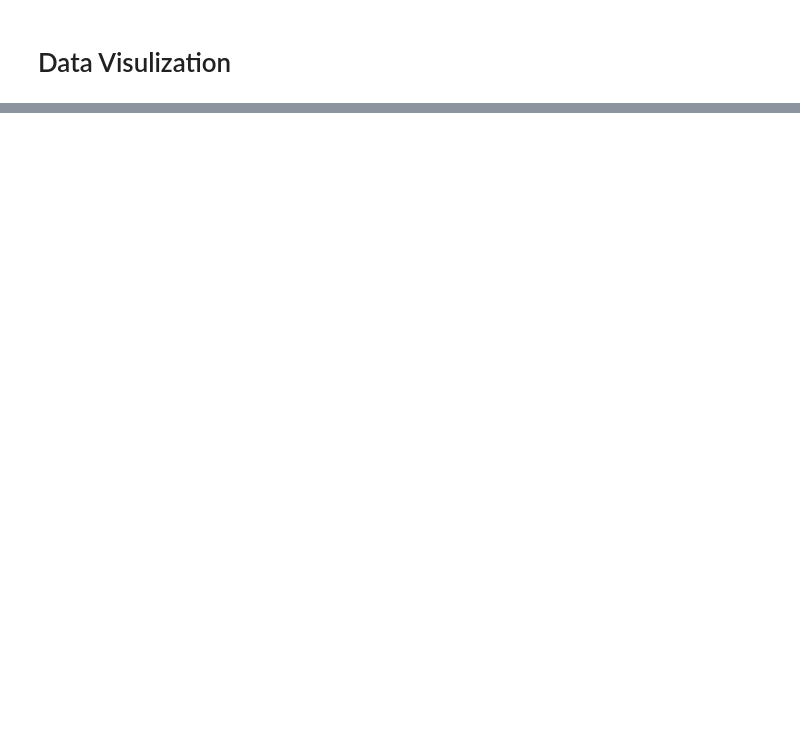
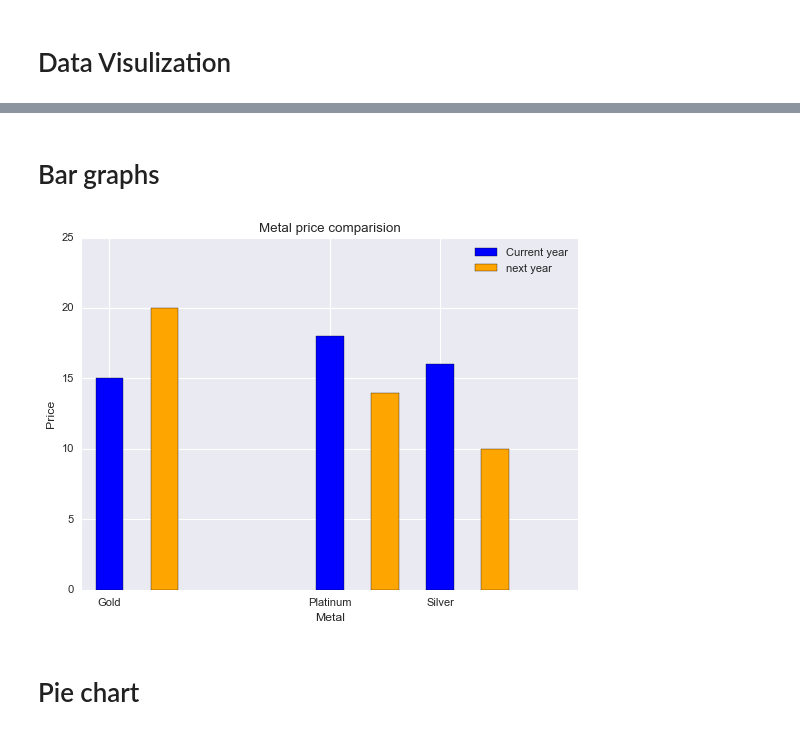
Before and after one commit to rishabhrathore055/DataScience, a Jupyter notebook: Data Visulization/Matplotlib/Matplotlib.ipynb, the cells around one changed output, grey strips where cells are left out. Cells and saved outputs as stored; diff of their text form; code cells hidden in the pictures; blank space fills up the shorter version.

```diff
--- a/Data Visulization/Matplotlib/Matplotlib.ipynb
+++ b/Data Visulization/Matplotlib/Matplotlib.ipynb
@@ -24,0 +64,17 @@ plt.show()
+# %% [markdown]
+# Bar graphs
+# %%
+x_coordinates = np.array([2,4,5])*2
+plt.bar(x_coordinates - 0.5,[15,18,16],width = 0.5,label = "Current year",tick_label =["Gold","Platinum","Silver"],color = "blue")
+plt.bar(x_coordinates + 0.5,[20,14,10],width = 0.5,label = "next year",color = "orange")
+plt.title("Metal price comparision")
+plt.xlabel("Metal")
+plt.ylabel("Price")
+plt.ylim(0,25)
+plt.xlim(3,12)
+plt.legend()
+plt.show()
+# %% [output]
+[figure, added]
+# %% [markdown]
+# Pie chart
```
Also changed, not shown: parts of 16 cells of this notebook.
